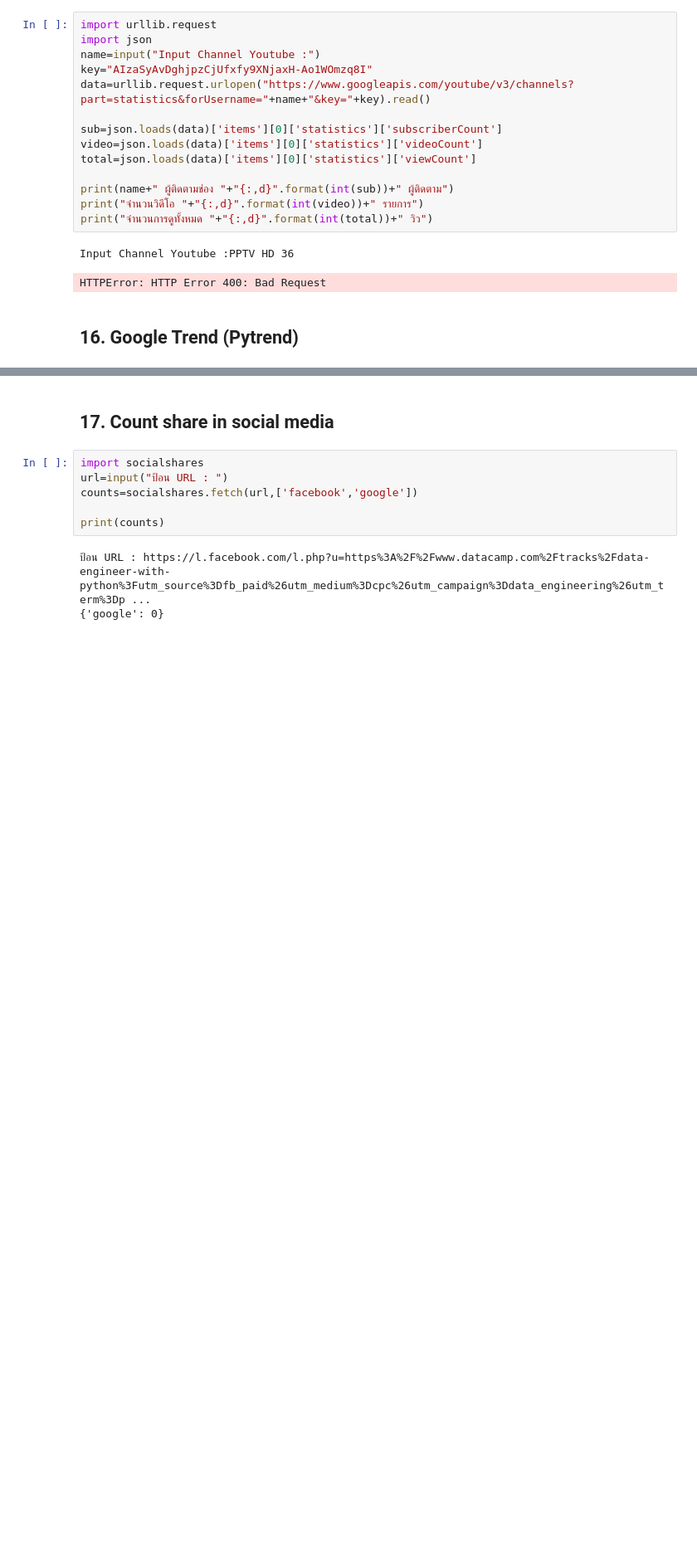
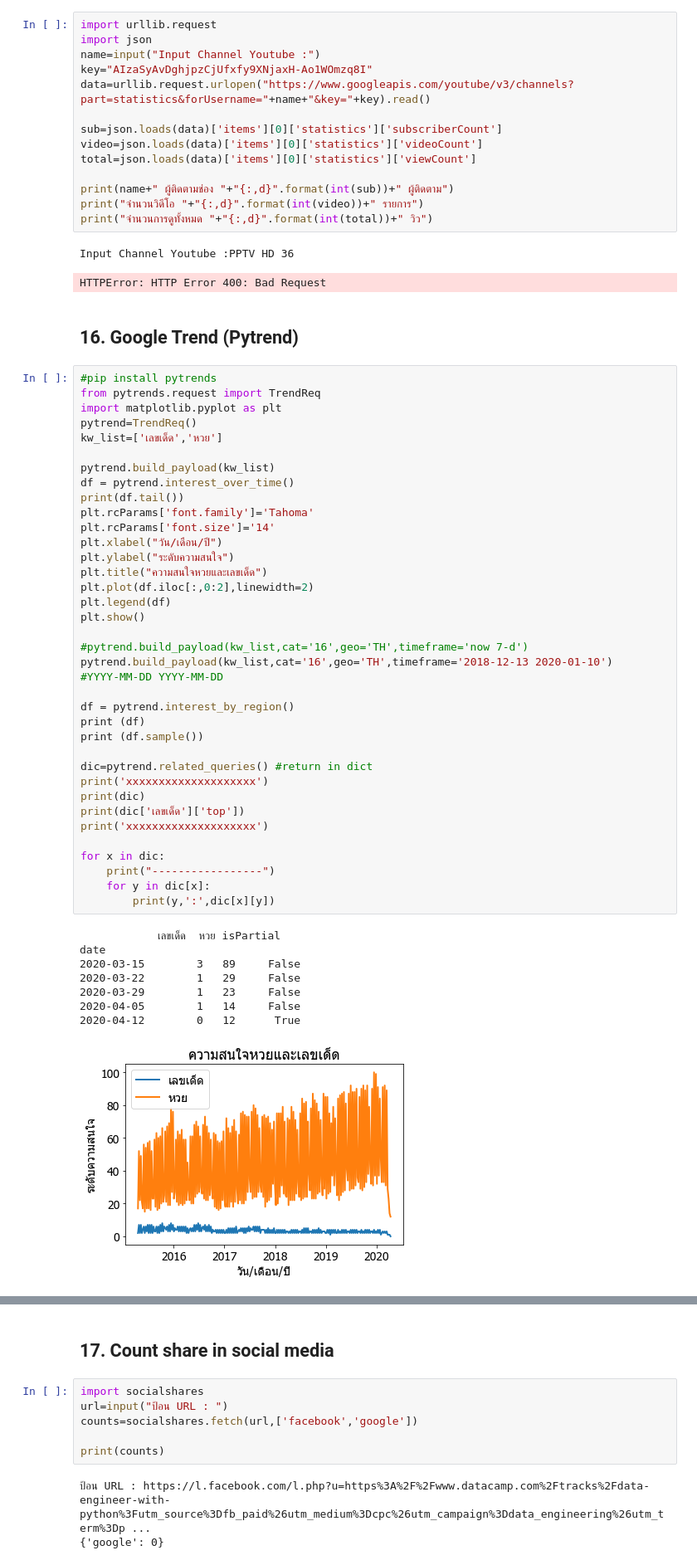
Before and after one commit to NewizZ9381/pythonApplication, a Jupyter notebook: pythonWorkshop.ipynb, the cells around one changed output, grey strips where cells are left out. Shown at 83% size. Cells and saved outputs as stored; diff of their text form; blank space fills up the shorter version.

```diff
--- a/pythonWorkshop.ipynb
+++ b/pythonWorkshop.ipynb
@@ -571,3 +637,49 @@ Input Channel Youtube :PPTV HD 36
 HTTPError: HTTP Error 400: Bad Request
 # %% [markdown]
 ## 16. Google Trend (Pytrend)
+# %%
+#pip install pytrends
+from pytrends.request import TrendReq
+import matplotlib.pyplot as plt
+pytrend=TrendReq()
+kw_list=['เลขเด็ด','หวย']
+
+pytrend.build_payload(kw_list)
+df = pytrend.interest_over_time()
+print(df.tail())
+plt.rcParams['font.family']='Tahoma'
+plt.rcParams['font.size']='14'
+plt.xlabel("วัน/เดือน/ปี")
+plt.ylabel("ระดับความสนใจ")
+plt.title("ความสนใจหวยและเลขเด็ด")
+plt.plot(df.iloc[:,0:2],linewidth=2)
+plt.legend(df)
+plt.show()
+
+#pytrend.build_payload(kw_list,cat='16',geo='TH',timeframe='now 7-d')
+pytrend.build_payload(kw_list,cat='16',geo='TH',timeframe='2018-12-13 2020-01-10')
+#YYYY-MM-DD YYYY-MM-DD
+
+df = pytrend.interest_by_region()
+print (df)
+print (df.sample())
+
+dic=pytrend.related_queries() #return in dict
+print('xxxxxxxxxxxxxxxxxxxx')
+print(dic)
+print(dic['เลขเด็ด']['top'])
+print('xxxxxxxxxxxxxxxxxxxx')
+
+for x in dic:
+    print("-----------------")
+    for y in dic[x]:
+        print(y,':',dic[x][y])
+# %% [output]
+            เลขเด็ด  หวย isPartial
+date
+2020-03-15        3   89     False
+2020-03-22        1   29     False
+2020-03-29        1   23     False
+2020-04-05        1   14     False
+2020-04-12        0   12      True
+[figure, added]
```
Also changed, not shown: parts of 5 cells of this notebook.
